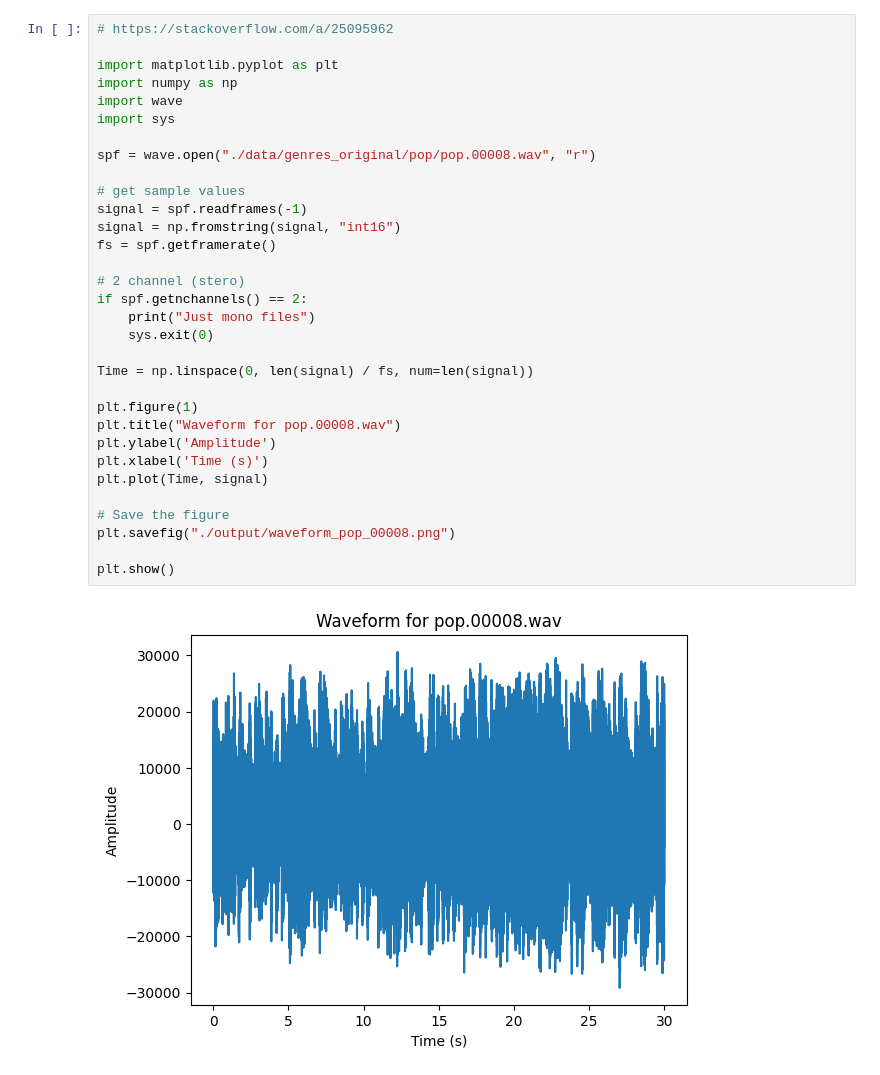
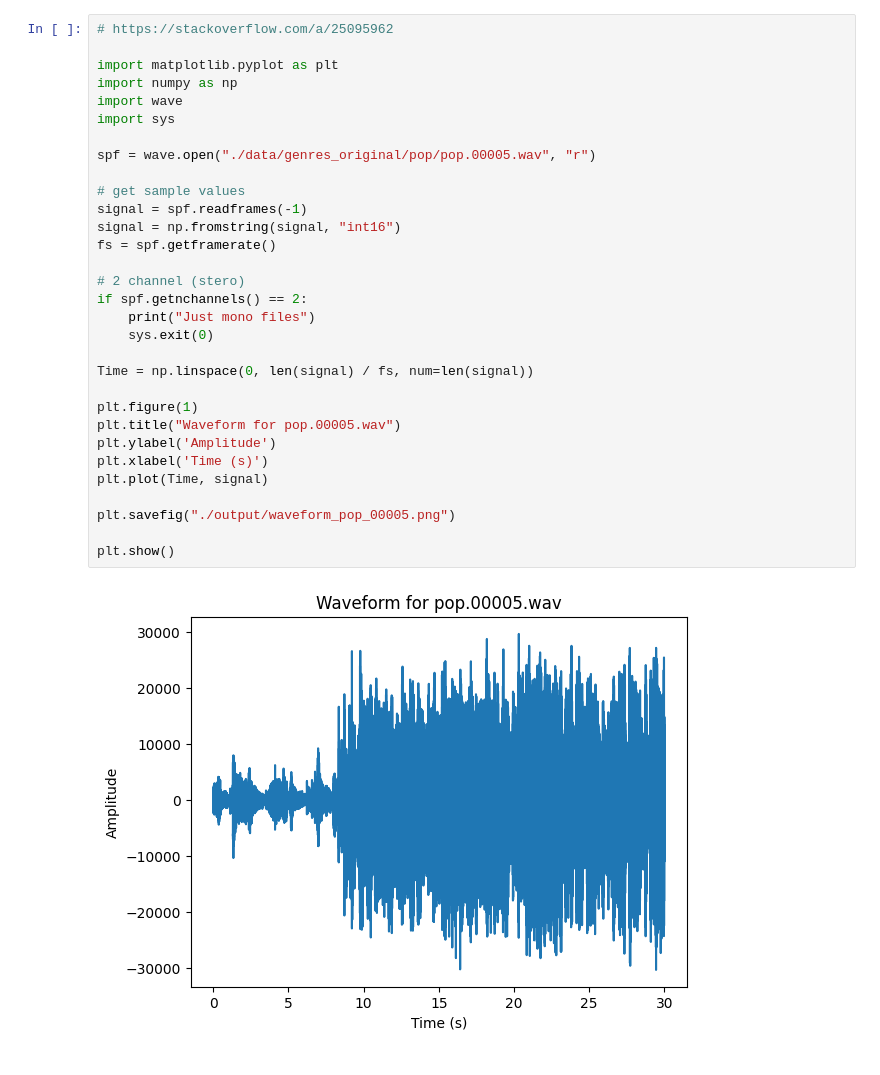
Before and after one commit to srogalsky8/GTZAN, a Jupyter notebook: exploration.ipynb, the cells around one changed output. Drawn from its saved outputs; the diff is of its cells as text.

```diff
--- a/exploration.ipynb
+++ b/exploration.ipynb
@@ -1,34 +1,33 @@
 # %%
 # https://stackoverflow.com/a/25095962
 
 import matplotlib.pyplot as plt
 import numpy as np
 import wave
 import sys
 
-spf = wave.open("./data/genres_original/pop/pop.00008.wav", "r")
+spf = wave.open("./data/genres_original/pop/pop.00005.wav", "r")
 
 # get sample values
 signal = spf.readframes(-1)
 signal = np.fromstring(signal, "int16")
 fs = spf.getframerate()
 
 # 2 channel (stero)
 if spf.getnchannels() == 2:
     print("Just mono files")
     sys.exit(0)
 
 Time = np.linspace(0, len(signal) / fs, num=len(signal))
 
 plt.figure(1)
-plt.title("Waveform for pop.00008.wav")
+plt.title("Waveform for pop.00005.wav")
 plt.ylabel('Amplitude')
 plt.xlabel('Time (s)')
 plt.plot(Time, signal)
 
-# Save the figure
-plt.savefig("./output/waveform_pop_00008.png")
+plt.savefig("./output/waveform_pop_00005.png")
 
 plt.show()
 # %% [output]
-[figure, old version]
+[figure, new version]
```
Also changed, not shown: parts of 7 cells of this notebook.
